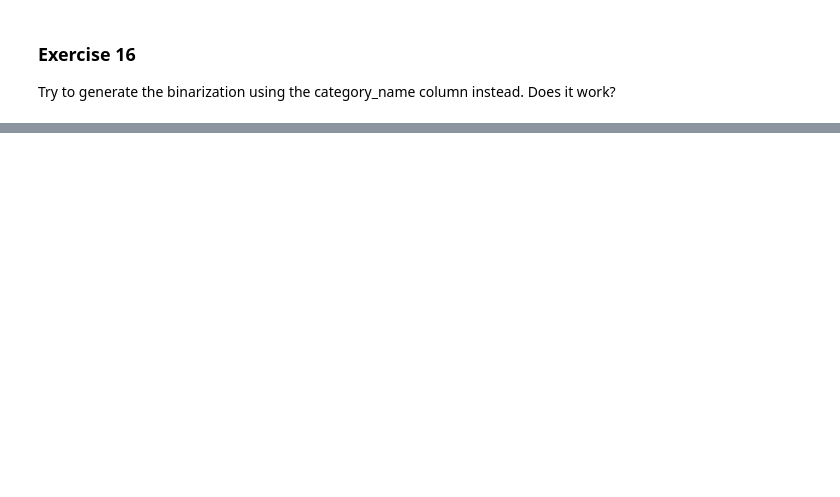
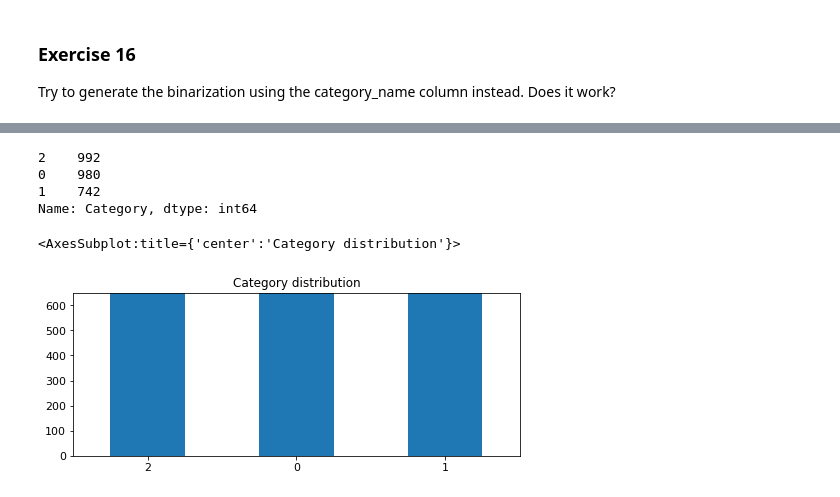
Before and after one commit to JohnnyLin97/DM2021-Lab1-Homework, a Jupyter notebook: DM2021-Lab1-Homework.ipynb, the cells around one changed output, grey strips where cells are left out. Cells and saved outputs as stored; diff of their text form; code cells hidden in the pictures; blank space fills up the shorter version.

```diff
--- a/DM2021-Lab1-Homework.ipynb
+++ b/DM2021-Lab1-Homework.ipynb
@@ -354,0 +344,15 @@ df[0:9]
+# %%
+import pandas as pd
+
+path1 = 'sentiment labelled sentences/amazon_cells_labelled.txt'
+path2 = 'sentiment labelled sentences/imdb_labelled.txt'
+path3 = 'sentiment labelled sentences/yelp_labelled.txt'
+
+# mark the where data come from
+# 0=amazon / 1=imdb / 2=yelp
+df1 = pd.read_csv(path1, header = None, sep='\t', names = ['Review','Score']).assign(Category=0)
+df2 = pd.read_csv(path2, header = None, sep='\t', names = ['Review','Score']).assign(Category=1)
+df3 = pd.read_csv(path3, header = None, sep='\t', names = ['Review','Score']).assign(Category=2)
+
+df = pd.concat([df1, df2, df3], ignore_index=True)
+df
@@ -354,0 +418,3 @@ df[0:9]
+# %%
+# Delete all duplicated data
+df.drop_duplicates(keep=False, inplace=True)
@@ -354,0 +442,17 @@ df[0:9]
+# %%
+import matplotlib.pyplot as plt
+
+print(df.Category.value_counts())
+
+# plot barchart for X_sample
+df.Category.value_counts().plot(kind = 'bar',
+                                    title = 'Category distribution',
+                                    ylim = [0, 650],
+                                    rot = 0, fontsize = 11, figsize = (8,3))
+# %% [output]
+2    992
+0    980
+1    742
+Name: Category, dtype: int64
+<AxesSubplot:title={'center':'Category distribution'}>
+[figure, added]
```
Also changed, not shown: parts of 27 cells of this notebook, 6 other files.
